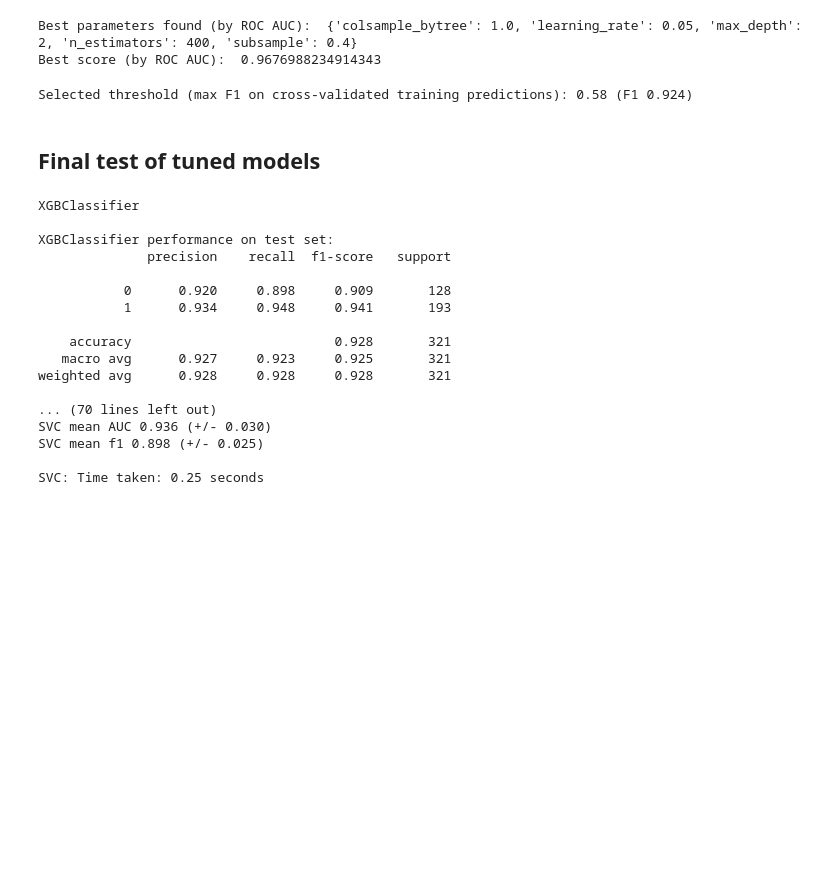
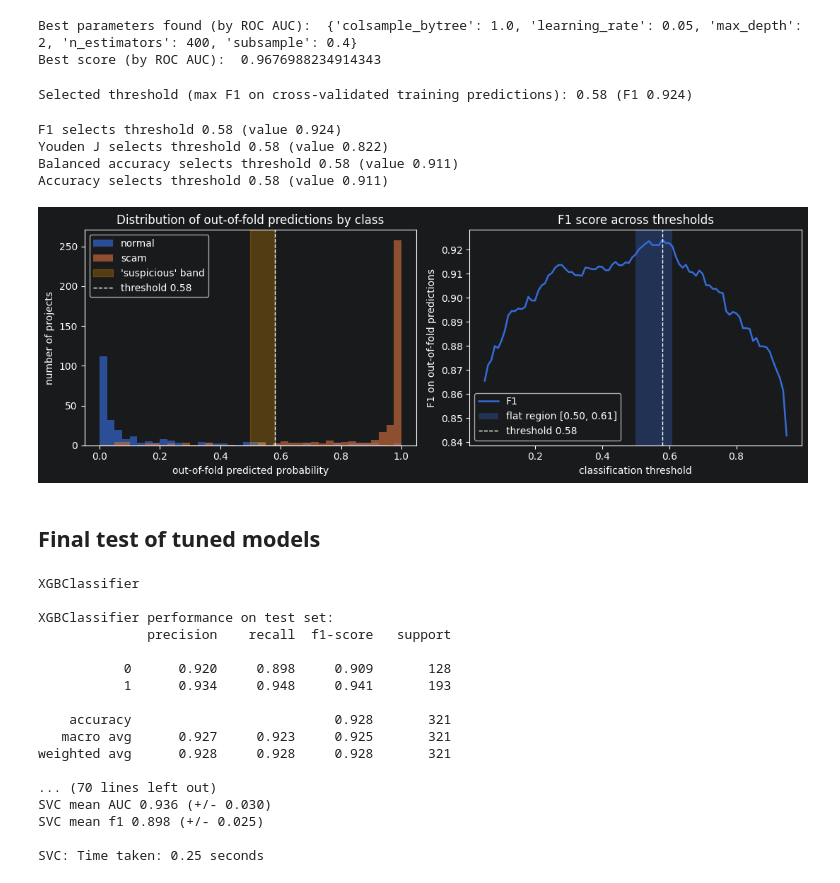
Before and after one commit to Luero/ML_RugPull_Detector, a Jupyter notebook: research/data analysis and model training/Experimentation pipeline and model training.ipynb, the cells around one changed output. Drawn from its saved outputs; the diff is of its cells as text; code cells hidden in the pictures; blank space fills up the shorter version.

```diff
--- a/research/data analysis and model training/Experimentation pipeline and model training.ipynb
+++ b/research/data analysis and model training/Experimentation pipeline and model training.ipynb
@@ -866,6 +866,60 @@ for threshold in np.arange(0.05, 0.96, 0.01):
 print(f"Selected threshold (max F1 on cross-validated training predictions): {best_threshold:.2f} (F1 {best_f1:.3f})")
 # %% [output]
 Selected threshold (max F1 on cross-validated training predictions): 0.58 (F1 0.924)
+# %%
+# Verify the selected threshold against alternative criteria and visualise the evidence.
+# The first plot is a distribution of out-of-fold predictions by class.
+# The second plot is F1 across thresholds.
+
+thresholds = np.arange(0.05, 0.96, 0.01)
+
+def metrics_at_threshold(threshold):
+    predicted = (out_of_fold_probs >= threshold).astype(int)
+    true_positives = int(((predicted == 1) & (xgboost_Y_train == 1)).sum())
+    false_positives = int(((predicted == 1) & (xgboost_Y_train == 0)).sum())
+    false_negatives = int(((predicted == 0) & (xgboost_Y_train == 1)).sum())
+    true_negatives = int(((predicted == 0) & (xgboost_Y_train == 0)).sum())
+    precision = true_positives / (true_positives + false_positives) if true_positives + false_positives else 0
+    recall = true_positives / (true_positives + false_negatives) if true_positives + false_negatives else 0
+    f1 = 2 * precision * recall / (precision + recall) if precision + recall else 0
+    tnr = true_negatives / (true_negatives + false_positives) if true_negatives + false_positives else 0
+    return {'F1': f1, 'Youden J': recall + tnr - 1,
+            'Balanced accuracy': (recall + tnr) / 2, 'Accuracy': (true_positives + true_negatives) / len(xgboost_Y_train)}
+
+criteria_curves = {name: [] for name in ['F1', 'Youden J', 'Balanced accuracy', 'Accuracy']}
+for threshold in thresholds:
+    for name, value in metrics_at_threshold(threshold).items():
+        criteria_curves[name].append(value)
+
+for name, values in criteria_curves.items():
+    values = np.array(values)
+    print(f"{name} selects threshold {thresholds[values.argmax()]:.2f} (value {values.max():.3f})")
+
+figure, (axis1, axis2) = pyplot.subplots(1, 2, figsize=(11, 4))
+bins = np.linspace(0, 1, 41)
+axis1.hist(out_of_fold_probs[xgboost_Y_train == 0], bins=bins, alpha=0.65, label='normal')
+axis1.hist(out_of_fold_probs[xgboost_Y_train == 1], bins=bins, alpha=0.65, label='scam')
+axis1.axvspan(0.5, 0.58, color='orange', alpha=0.25, label="'suspicious' band")
+axis1.axvline(0.58, color='white', linestyle='--', linewidth=1, label='threshold 0.58')
+axis1.set_xlabel('out-of-fold predicted probability')
+axis1.set_ylabel('number of projects')
+axis1.set_title('Distribution of out-of-fold predictions by class')
+axis1.legend()
+
+axis2.plot(thresholds, criteria_curves['F1'], linewidth=1.8, label='F1')
+axis2.axvspan(0.50, 0.61, alpha=0.3, label='flat region [0.50, 0.61]')
+axis2.axvline(0.58, color='white', linestyle='--', linewidth=1, label='threshold 0.58')
+axis2.set_xlabel('classification threshold')
+axis2.set_ylabel('F1 on out-of-fold predictions')
+axis2.set_title('F1 score across thresholds')
+axis2.legend()
+figure.tight_layout()
+# %% [output]
+F1 selects threshold 0.58 (value 0.924)
+Youden J selects threshold 0.58 (value 0.822)
+Balanced accuracy selects threshold 0.58 (value 0.911)
+Accuracy selects threshold 0.58 (value 0.911)
+[figure, added]
 # %% [markdown]
 ## Final test of tuned models
 # %%
```
Also changed, not shown: 1 other file.
